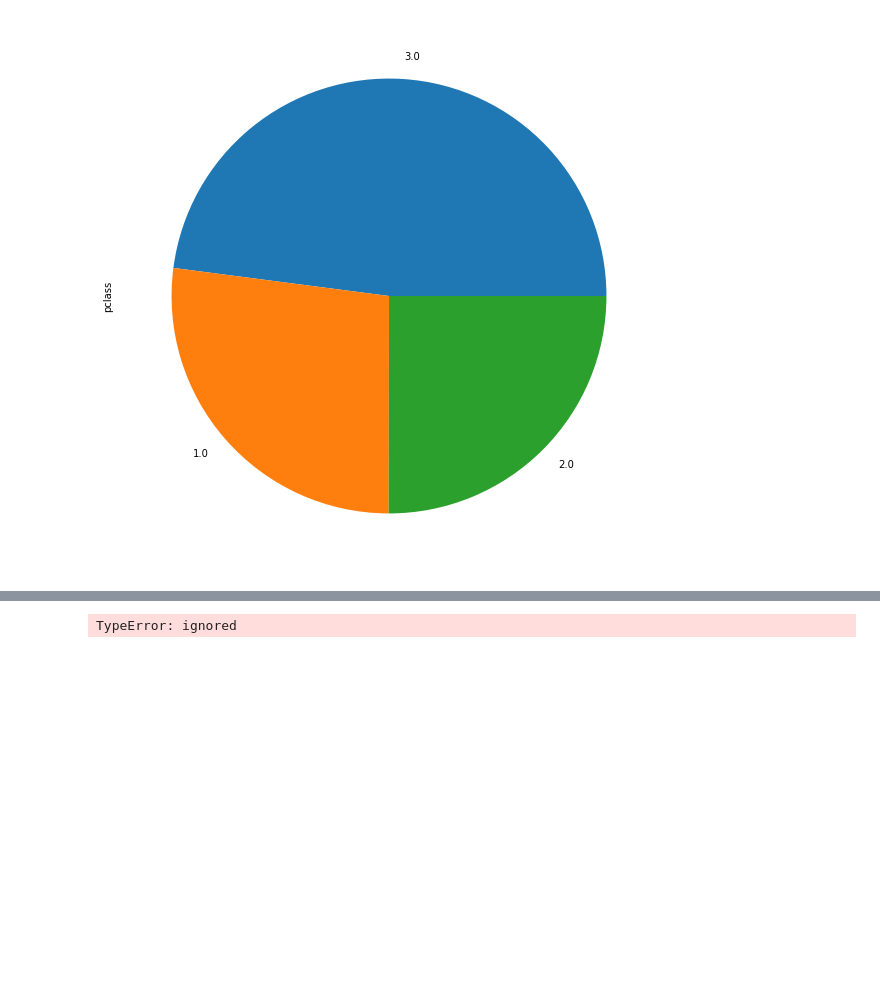
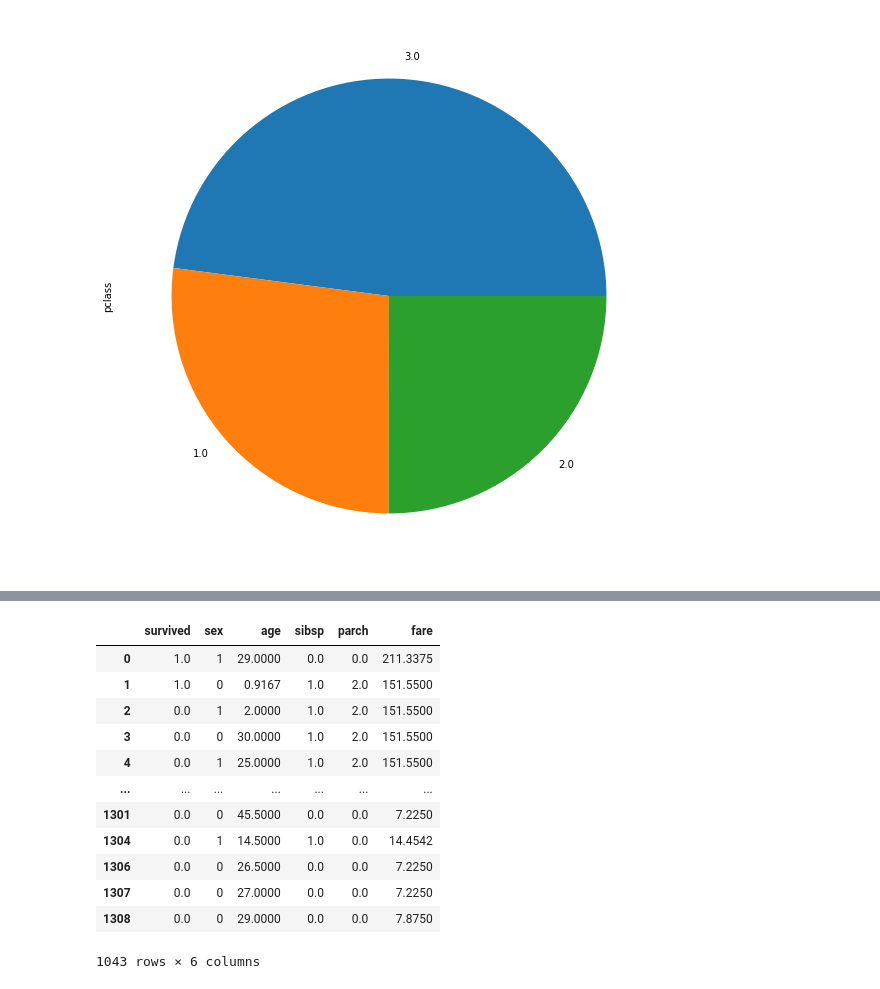
Before and after one commit to rlmaxon/Titanic, a Jupyter notebook: titanic.ipynb, the cells around one changed output, grey strips where cells are left out. Saved outputs shown, nothing was run; the diff lists cells and outputs as text; code cells hidden in the pictures; blank space fills up the shorter version.

```diff
--- a/titanic.ipynb
+++ b/titanic.ipynb
@@ -159,11 +184,28 @@ X
 # %%
-df = df.drop(columns=['fare','age_group','fare_group'], axis=1, inplace=True)
+df.drop(columns=['pclass','name','ticket','embarked','age_group','fare_group'], axis=1, inplace=True)
+# %%
+# The model can't work with string data, it needs to be coded with numeric values, binary since there are only 2 geners in the passenger list.
+df['sex'] = df['sex'].map(dict(zip(['male','female'],[0,1])))
+# %%
+df
+# %% [output]
+|  | survived | sex | age | sibsp | parch | fare |
+| 0 | 1.0 | 1 | 29.0000 | 0.0 | 0.0 | 211.3375 |
+| 1 | 1.0 | 0 | 0.9167 | 1.0 | 2.0 | 151.5500 |
+| 2 | 0.0 | 1 | 2.0000 | 1.0 | 2.0 | 151.5500 |
+| 3 | 0.0 | 0 | 30.0000 | 1.0 | 2.0 | 151.5500 |
+| 4 | 0.0 | 1 | 25.0000 | 1.0 | 2.0 | 151.5500 |
+| ... | ... | ... | ... | ... | ... | ... |
+| 1301 | 0.0 | 0 | 45.5000 | 0.0 | 0.0 | 7.2250 |
+| 1304 | 0.0 | 1 | 14.5000 | 1.0 | 0.0 | 14.4542 |
+| 1306 | 0.0 | 0 | 26.5000 | 0.0 | 0.0 | 7.2250 |
+| 1307 | 0.0 | 0 | 27.0000 | 0.0 | 0.0 | 7.2250 |
+| 1308 | 0.0 | 0 | 29.0000 | 0.0 | 0.0 | 7.8750 |
+1043 rows × 6 columns
 # %%
 #split data into Test and train
 X = df
 y = df['survived']
-X_train, X_test, y_train, y_test = train_test_split(X, y, test_size=0.2)
+X_train, X_test, Y_train, y_test = train_test_split(X, y, test_size=0.2)
-# %% [output]
-TypeError: ignored
 # %%
 X_test
```
Also changed, not shown: parts of 13 cells of this notebook.
